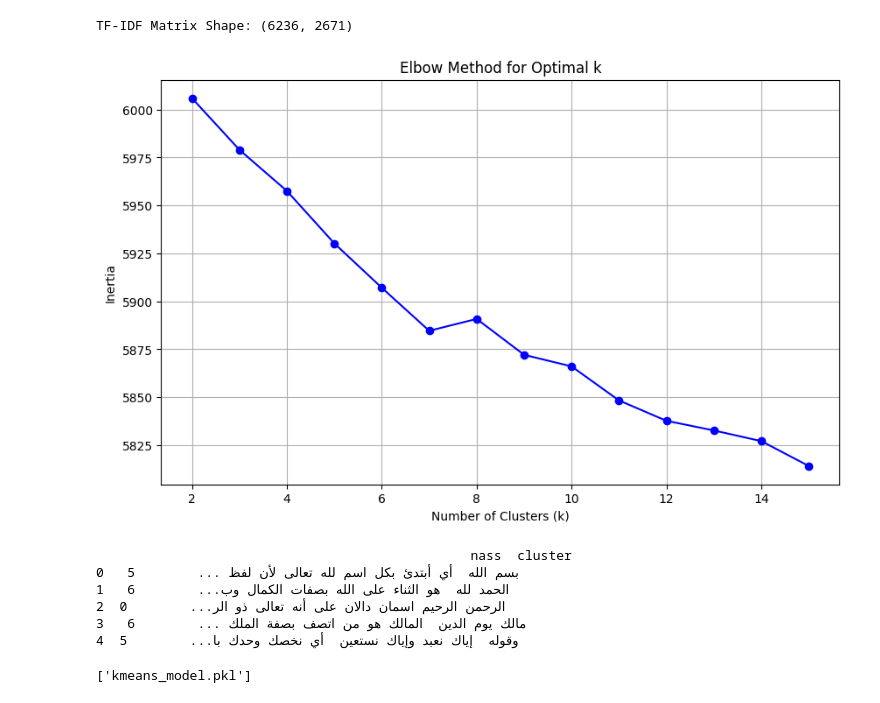
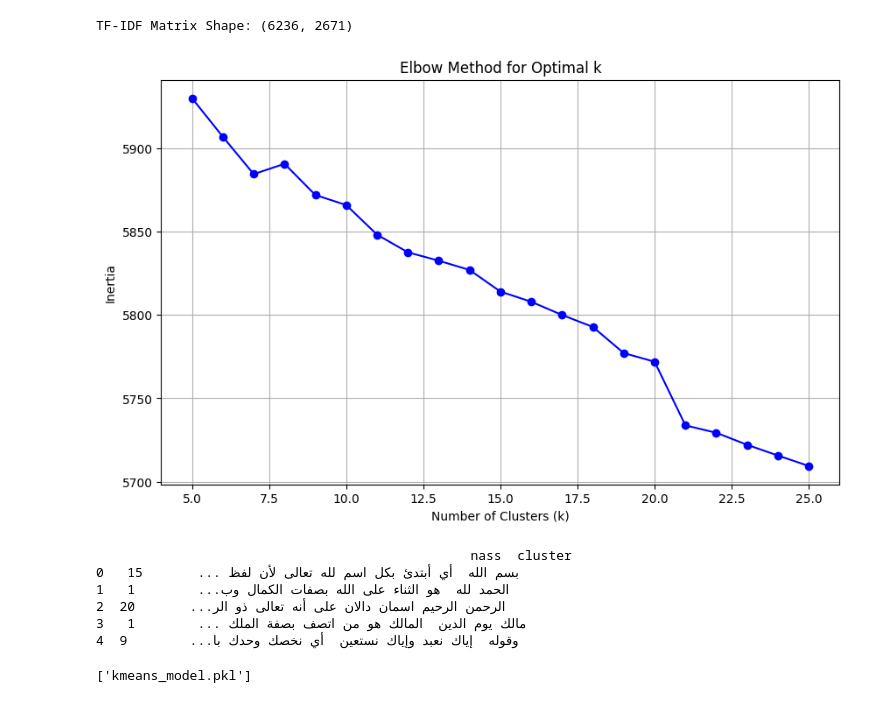
Before and after one commit to mo-matar/K-means-Topic-Modeling-of-Quran, a Jupyter notebook: K-Means Quran Topic Classifier/K_Means_Quran_Topic_Classifier.ipynb, the cells around one changed output. Saved outputs shown, nothing was run; the diff lists cells and outputs as text; code cells hidden in the pictures.

```diff
--- a/K-Means Quran Topic Classifier/K_Means_Quran_Topic_Classifier.ipynb
+++ b/K-Means Quran Topic Classifier/K_Means_Quran_Topic_Classifier.ipynb
@@ -1684,24 +1684,24 @@ TF-IDF Matrix Shape: (6236, 2671)
 # %%
 from sklearn.cluster import KMeans
 import matplotlib.pyplot as plt
 
 inertia = []
-for k in range(2, 16):
+for k in range(5, 26):
     kmeans = KMeans(n_clusters=k, random_state=42)
     kmeans.fit(tfidf_matrix)
     inertia.append(kmeans.inertia_)
 
 plt.figure(figsize=(10, 6))
-plt.plot(range(2, 16), inertia, marker='o', linestyle='-', color='b')
+plt.plot(range(5, 26), inertia, marker='o', linestyle='-', color='b')
 plt.xlabel('Number of Clusters (k)')
 plt.ylabel('Inertia')
 plt.title('Elbow Method for Optimal k')
 plt.grid(True)
 plt.show()
 # %% [output]
-[figure, old version]
+[figure, new version]
 # %%
-optimal_k = 7
+optimal_k = 21
 
 kmeans = KMeans(n_clusters=optimal_k, random_state=42)
 df['cluster'] = kmeans.fit_predict(tfidf_matrix)
@@ -1709,11 +1709,11 @@ df['cluster'] = kmeans.fit_predict(tfidf_matrix)
 print(df[['nass', 'cluster']].head())
 # %% [output]
                                                 nass  cluster
-0   بسم الله  أي أبتدئ بكل اسم لله تعالى لأن لفظ ...        5
-1   الحمد لله  هو الثناء على الله بصفات الكمال وب...        6
-2  الرحمن الرحيم اسمان دالان على أنه تعالى ذو الر...        0
-3   مالك يوم الدين  المالك هو من اتصف بصفة الملك ...        6
-4  وقوله  إياك نعبد وإياك نستعين  أي نخصك وحدك با...        5
+0   بسم الله  أي أبتدئ بكل اسم لله تعالى لأن لفظ ...       15
+1   الحمد لله  هو الثناء على الله بصفات الكمال وب...        1
+2  الرحمن الرحيم اسمان دالان على أنه تعالى ذو الر...       20
+3   مالك يوم الدين  المالك هو من اتصف بصفة الملك ...        1
+4  وقوله  إياك نعبد وإياك نستعين  أي نخصك وحدك با...        9
 # %%
 import joblib
 
```
Also changed, not shown: parts of 3 cells of this notebook.
